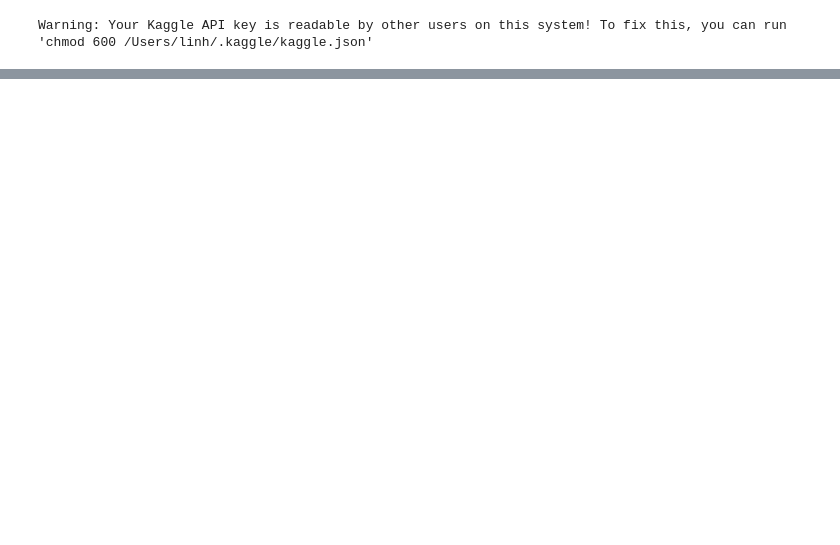
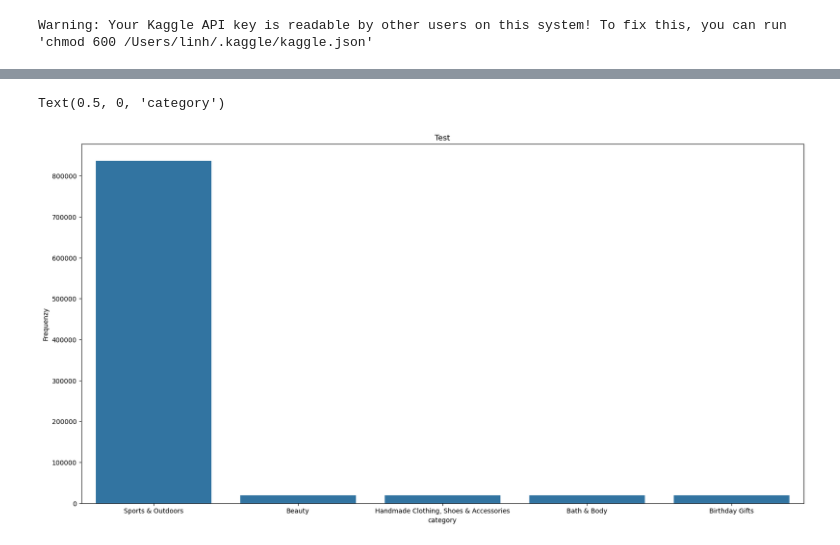
Before and after one commit to BigKawa/lab-eda-univariate, a Jupyter notebook: eda_lab.ipynb, the cells around one changed output, grey strips where cells are left out. Cells and saved outputs as stored; diff of their text form; code cells hidden in the pictures; blank space fills up the shorter version.

```diff
--- a/eda_lab.ipynb
+++ b/eda_lab.ipynb
@@ -16,0 +13,2 @@ Path to dataset files: /Users/linh/.cache/kagglehub/datasets/asaniczka/uk-optima
+# %%
+df = pd.read_csv("amz_uk_price_prediction_dataset.csv")
@@ -16,0 +34,4 @@ Path to dataset files: /Users/linh/.cache/kagglehub/datasets/asaniczka/uk-optima
+# %%
+# Frequency table for 'category'
+frequency_table = df['category'].value_counts().head(5)
+frequency_table
@@ -16,0 +65,9 @@ Path to dataset files: /Users/linh/.cache/kagglehub/datasets/asaniczka/uk-optima
+# %%
+plt.figure(figsize=(20,10))  # figure always needs to happen first
+sns.barplot(data=frequency_table)
+plt.title("Test")
+plt.ylabel("Frequenzy")
+plt.xlabel("category")
+# %% [output]
+Text(0.5, 0, 'category')
+[figure, added]
```
Also changed, not shown: parts of 5 cells of this notebook.
